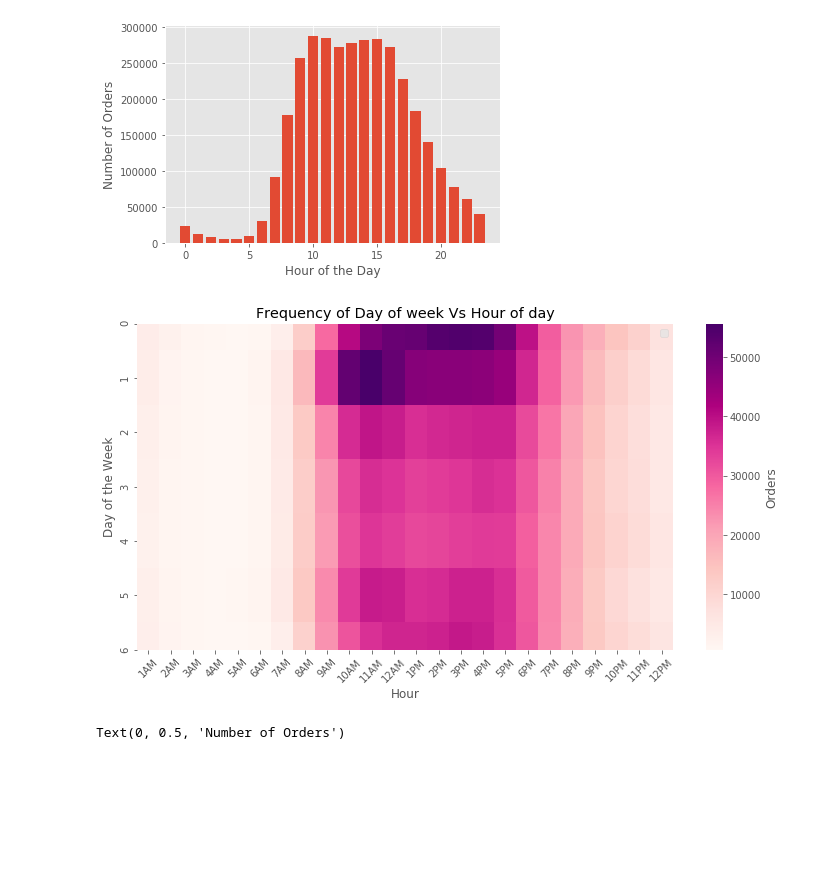
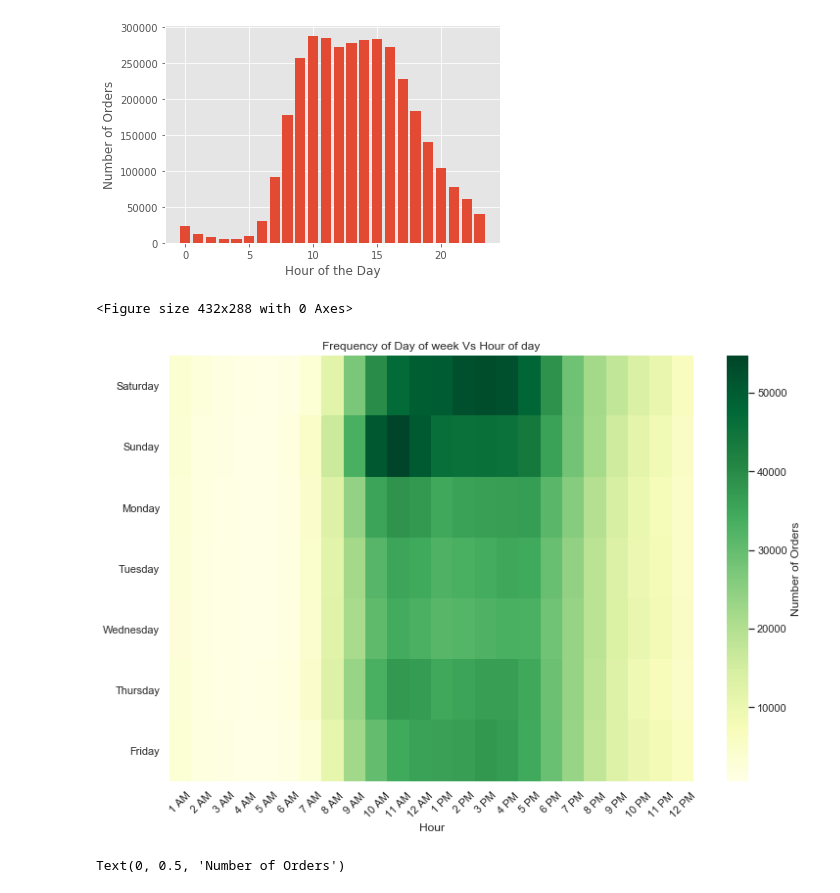
Before and after one commit to Josefa-Sullivan/Instacart, a Jupyter notebook: Zefa/EDA.ipynb, the cells around one changed output. Cells and saved outputs as stored; diff of their text form; code cells hidden in the pictures; blank space fills up the shorter version.

```diff
--- a/Zefa/EDA.ipynb
+++ b/Zefa/EDA.ipynb
@@ -180,18 +199,29 @@ grouped_df = orders.groupby(["order_dow", "order_hour_of_day"])["order_number"].
 grouped_df = grouped_df.pivot('order_dow', 'order_hour_of_day', 'order_number')
 
 hour_list = np.arange(1,13)
-am_pm = ['AM','PM']
+am_pm = [' AM',' PM']
 time_labels = [str(i)+j for j in am_pm for i in hour_list]
-
-plt.pyplot.figure(figsize=(12,6))
-chart = sns.heatmap(grouped_df, cmap='RdPu', xticklabels=time_labels, cbar_kws={'label': 'Orders'})
-chart.set(ylabel='Day of the Week', xlabel= 'Hour')
-chart.set_xticklabels(chart.get_xticklabels(), rotation=45)
-plt.pyplot.title("Frequency of Day of week Vs Hour of day")
-chart.legend(labels='Order Number')
-plt.pyplot.show()
-# %% [output]
-[figure, removed]
+# %%
+plt.clf()
+
+plt.figure(figsize=(12,8))
+chart = sns.heatmap(grouped_df, cmap='YlGn', xticklabels=time_labels, cbar_kws={'label': 'Number of Orders'})
+chart.set(ylabel='', xlabel= 'Hour')
+chart.set_xticklabels(chart.get_xticklabels(), rotation=45)
+
+chart.set_yticklabels(['Saturday', 'Sunday', 'Monday', 'Tuesday','Wednesday', 'Thursday', 'Friday'],rotation=0)
+
+
+plt.title("Frequency of Day of week Vs Hour of day")
+b, t = plt.ylim() # discover the values for bottom and top
+b += 0.5 # Add 0.5 to the bottom
+t -= 0.5 # Subtract 0.5 from the top
+plt.ylim(b, t) # update the ylim(bottom, top) values
+
+plt.savefig('orders_by_hour_day_GnYl.pdf', format='pdf')
+# %% [output]
+<Figure size 432x288 with 0 Axes>
+[figure, added]
 # %%
 days_since = orders.groupby('days_since_prior_order').order_id.agg('count')
 
```
Also changed, not shown: parts of 11 cells of this notebook, 20 other files.
